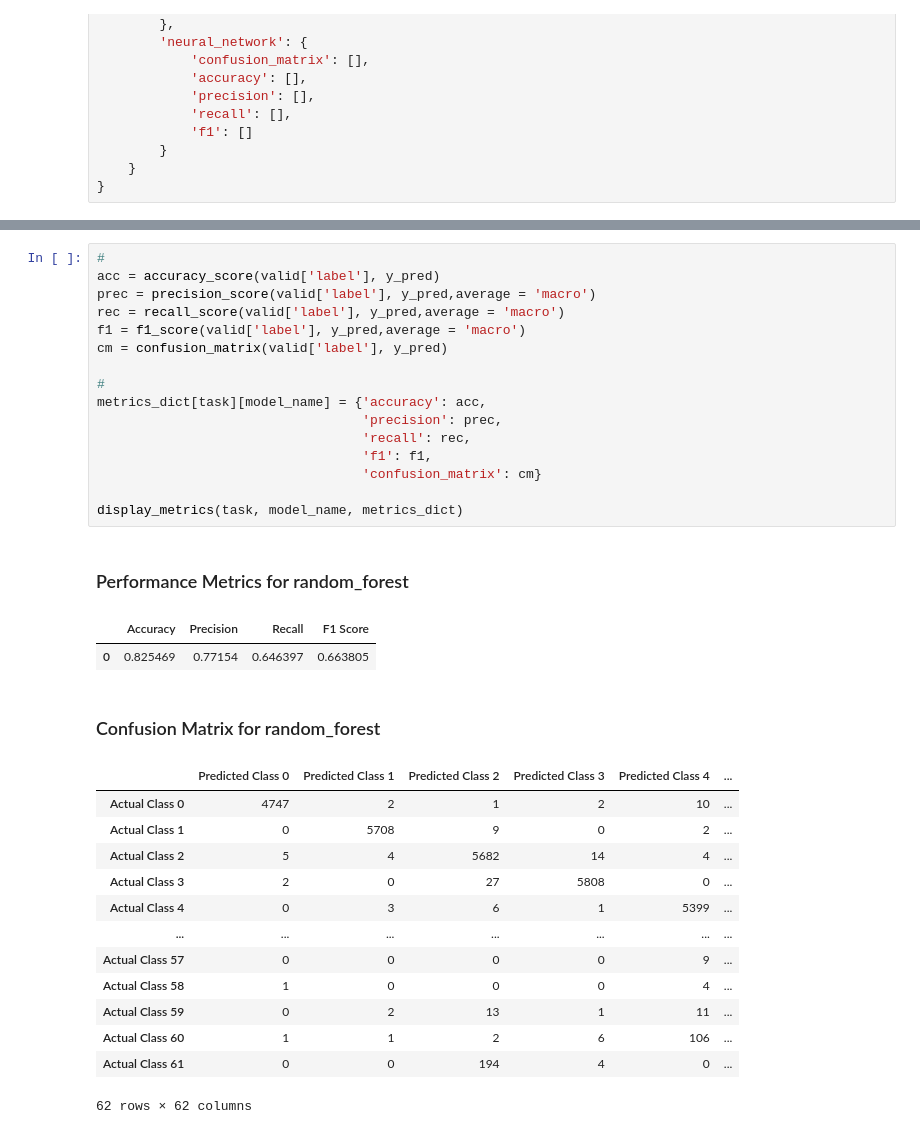
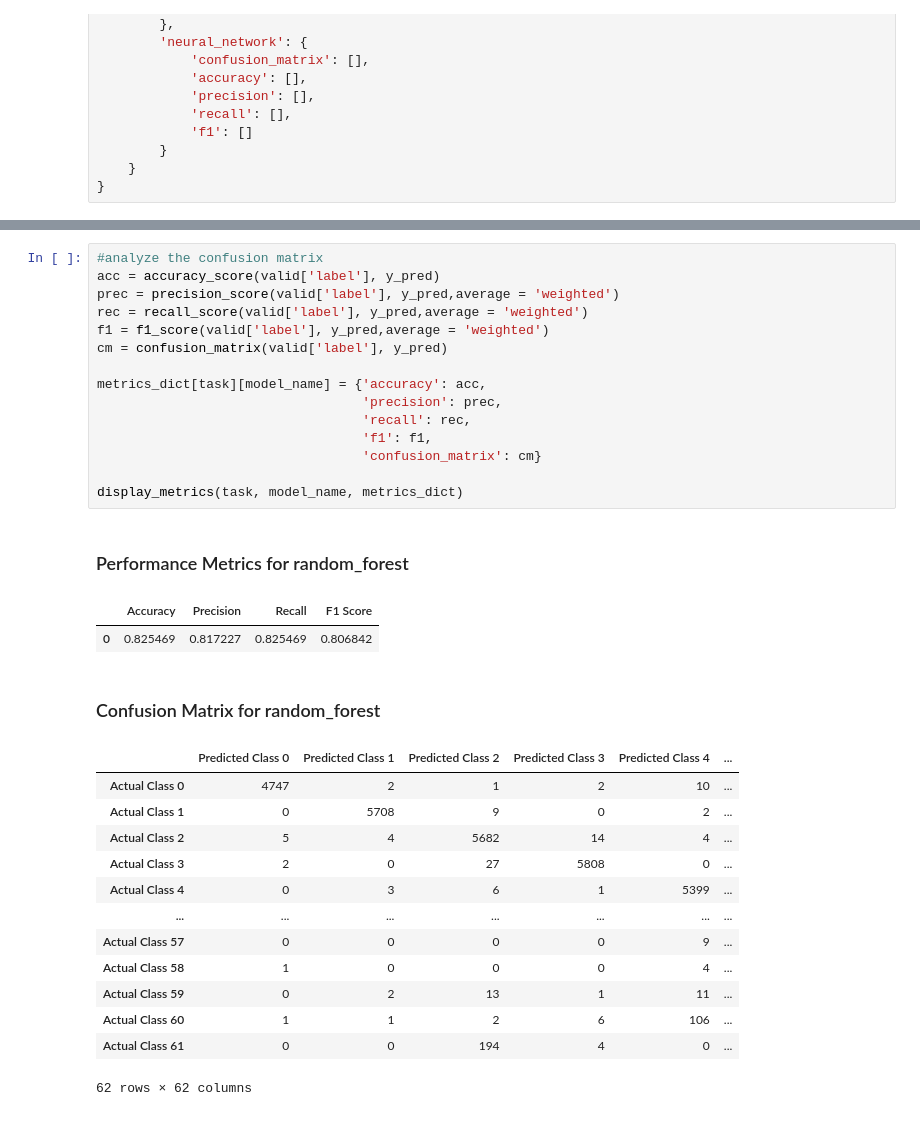
Before and after one commit to ambwhl/datasci_223, a Jupyter notebook: exercises/4-classification/exercise.ipynb, the cells around one changed output, grey strips where cells are left out. Cells and saved outputs as stored; diff of their text form.

```diff
--- a/exercises/4-classification/exercise.ipynb
+++ b/exercises/4-classification/exercise.ipynb
@@ -195,23 +194,22 @@ ValueError: Shape of passed values is (62, 62), indices imply (2, 2)
 # %%
-#
+#analyze the confusion matrix
 acc = accuracy_score(valid['label'], y_pred)
-prec = precision_score(valid['label'], y_pred,average = 'macro')
-rec = recall_score(valid['label'], y_pred,average = 'macro')
-f1 = f1_score(valid['label'], y_pred,average = 'macro')
+prec = precision_score(valid['label'], y_pred,average = 'weighted')
+rec = recall_score(valid['label'], y_pred,average = 'weighted')
+f1 = f1_score(valid['label'], y_pred,average = 'weighted')
 cm = confusion_matrix(valid['label'], y_pred)
 
-#
 metrics_dict[task][model_name] = {'accuracy': acc,
                                   'precision': prec,
                                   'recall': rec,
                                   'f1': f1,
                                   'confusion_matrix': cm}
 
 display_metrics(task, model_name, metrics_dict)
 # %% [output]
 ### Performance Metrics for random_forest
 |  | Accuracy | Precision | Recall | F1 Score |
-| 0 | 0.825469 | 0.77154 | 0.646397 | 0.663805 |
+| 0 | 0.825469 | 0.817227 | 0.825469 | 0.806842 |
 ### Confusion Matrix for random_forest
 |  | Predicted Class 0 | Predicted Class 1 | Predicted Class 2 | Predicted Class 3 | Predicted Class 4 | ... |
 | Actual Class 0 | 4747 | 2 | 1 | 2 | 10 | ... |
```
Also changed, not shown: parts of 5 cells of this notebook.
